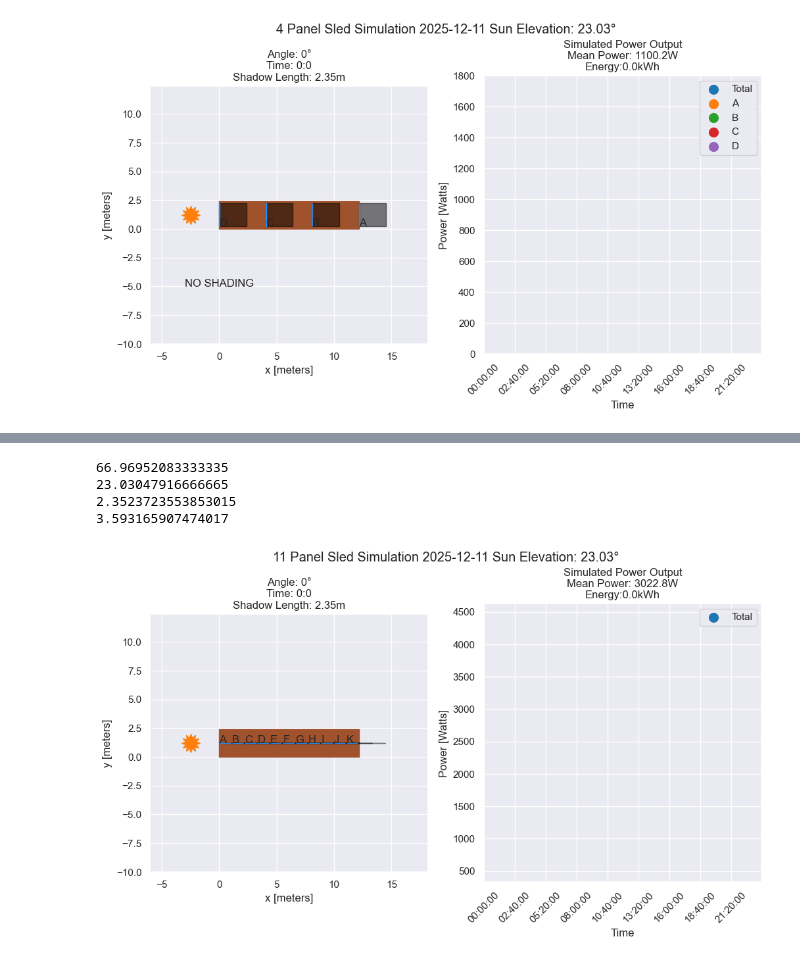
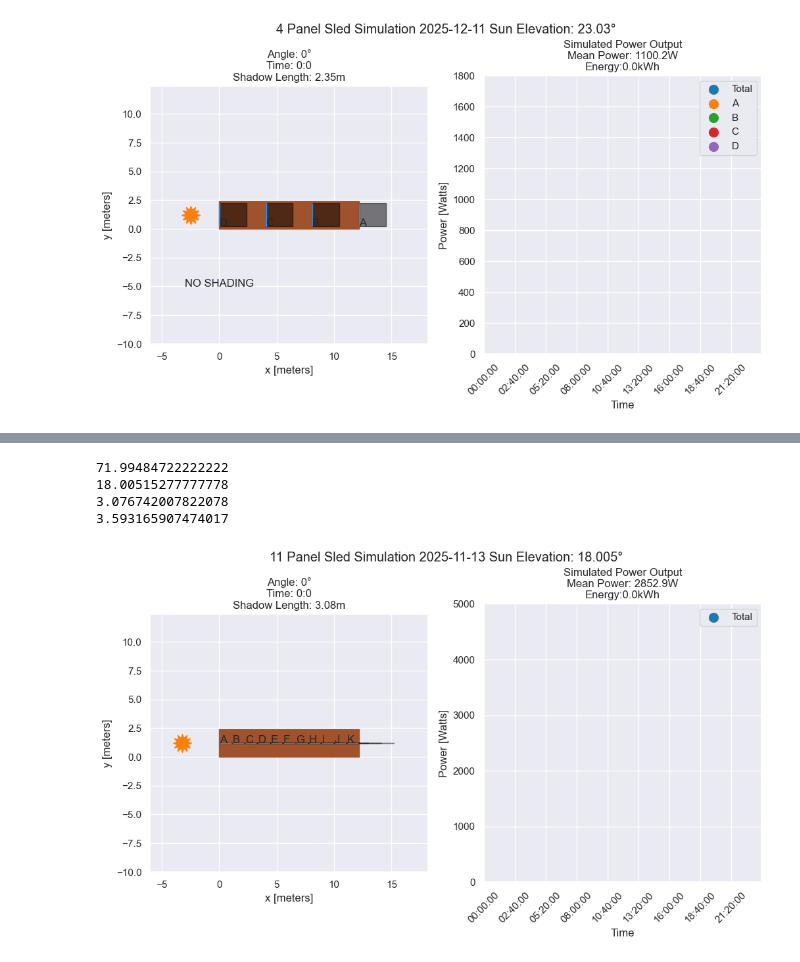
Before and after one commit to Manish-Khanalv1/South-Pole-Data, a Jupyter notebook: Analysis/Model/ArrayDiagrams.ipynb, the cells around one changed output, grey strips where cells are left out. Cells and saved outputs as stored; diff of their text form; code cells hidden in the pictures.

Commit message:
Panel array simulation updates to shadow tracking. Going to work on clouds now

```diff
--- a/Analysis/Model/ArrayDiagrams.ipynb
+++ b/Analysis/Model/ArrayDiagrams.ipynb
@@ -2165,7 +2170,7 @@ ani.save(f'SledArrayDesignes/LinearSledArray_{year}_{day}.gif', writer=writer)
 NO SHADING
 [figure]
 # %%
-#11 sled Carsten
+#11 panel sled in line just plot
 import matplotlib.pyplot as plt
 from matplotlib.patches import Polygon
 import numpy as np
@@ -2309,8 +2314,8 @@ def Import_NOAA_Data(year, day):
     return NZDTdir_ir,NZDTdiff_ir, NZDTup_ir, NOAA_time, NZDT_Zenith
 
 
-day = 8
-year = 26
+day = 348
+year = 25
 
 direct_irradiance, diffuse_irradiance, upwelling_irradiance, NOAA_time, solar_zenith = Import_NOAA_Data(year,day)
 
@@ -2363,6 +2368,7 @@ ax.legend(markerscale = 7)
 ax.set_box_aspect(1)
 energy = trapezoid(np.nan_to_num(total_power,nan = 0),dx=60)/(1000*60**2)
 ax.set_title(f'Simulated Power Output 11 Panel Sled\nMean Power: {np.round(mean_power,1)}W\nEnergy:{np.round(energy,1)}kWh')
+# plt.suptitle(f'11 Panel Sled Simulation {Date} Sun Elevation: {np.round(solar_elevation,3)}°')
 ax.set_xlabel('Time')
 ax.set_ylabel('Power [Watts]')
 ax.set_xticks(np.linspace(0,1440,1440)[::160],labels = NOAA_time[::160], rotation = 45)
@@ -2383,5 +2389,5 @@ ax.set_xticks(np.linspace(0,1440,1440)[::160],labels = NOAA_time[::160], rotatio
 # %%
-# 11 panel sled w/ animation
+# 11 panel sled in line w/ animation
 import matplotlib.pyplot as plt
 from matplotlib.patches import Polygon
 import numpy as np
@@ -2525,7 +2531,7 @@ def Import_NOAA_Data(year, day):
     return NZDTdir_ir,NZDTdiff_ir, NZDTup_ir, NOAA_time, NZDT_Zenith
 
 
-day = 345
+day = 317
 year = 25
 
 direct_irradiance, diffuse_irradiance, upwelling_irradiance, NOAA_time, solar_zenith = Import_NOAA_Data(year,day)
@@ -2584,17 +2590,17 @@ fig, ax = plt.subplots(1,2,figsize = (12,6))
 
 sled = plt.Rectangle((0, 0), width = sled_width, height = sled_height, facecolor = 'sienna', edgecolor = 'sienna')
 
-A_pos = (0,sled_height/2-visual_panel_thickness/2)
-B_pos = (sled_width/11,sled_height/2-visual_panel_thickness/2)
-C_pos = (2*sled_width/11,sled_height/2-visual_panel_thickness/2)
-D_pos = (3*sled_width/11,sled_height/2-visual_panel_thickness/2)
-E_pos = (4*sled_width/11,sled_height/2-visual_panel_thickness/2)
-F_pos = (5*sled_width/11,sled_height/2-visual_panel_thickness/2)
-G_pos = (6*sled_width/11,sled_height/2-visual_panel_thickness/2)
-H_pos = (7*sled_width/11,sled_height/2-visual_panel_thickness/2)
-I_pos = (8*sled_width/11,sled_height/2-visual_panel_thickness/2)
-J_pos = (9*sled_width/11,sled_height/2-visual_panel_thickness/2)
-K_pos = (10*sled_width/11,sled_height/2-visual_panel_thickness/2)
+A_pos = ((sled_width-panel_length*11)/22+0,sled_height/2-visual_panel_thickness/2)
+B_pos = ((sled_width-panel_length*11)/22+sled_width/11,sled_height/2-visual_panel_thickness/2)
+C_pos = ((sled_width-panel_length*11)/22+2*sled_width/11,sled_height/2-visual_panel_thickness/2)
+D_pos = ((sled_width-panel_length*11)/22+3*sled_width/11,sled_height/2-visual_panel_thickness/2)
+E_pos = ((sled_width-panel_length*11)/22+4*sled_width/11,sled_height/2-visual_panel_thickness/2)
+F_pos = ((sled_width-panel_length*11)/22+5*sled_width/11,sled_height/2-visual_panel_thickness/2)
+G_pos = ((sled_width-panel_length*11)/22+6*sled_width/11,sled_height/2-visual_panel_thickness/2)
+H_pos = ((sled_width-panel_length*11)/22+7*sled_width/11,sled_height/2-visual_panel_thickness/2)
+I_pos = ((sled_width-panel_length*11)/22+8*sled_width/11,sled_height/2-visual_panel_thickness/2)
+J_pos = ((sled_width-panel_length*11)/22+9*sled_width/11,sled_height/2-visual_panel_thickness/2)
+K_pos = ((sled_width-panel_length*11)/22+10*sled_width/11,sled_height/2-visual_panel_thickness/2)
 
 
 
@@ -2602,8 +2608,9 @@ K_pos = (10*sled_width/11,sled_height/2-visual_panel_thickness/2)
 def animate(i):
 
     ax[1].cla()
+    sns.set_theme(style="darkgrid")
     ax[1].set_xlim(0, 1440)
-    # ax[1].set_ylim(0, 1800)
+    ax[1].set_ylim(0, 5000)
     ax[1].scatter(np.linspace(0,1440,1440)[0:int(i*1440/360)], total_power[0:int(i*1440/360)], s = 2, color = 'tab:blue', label = 'Total')
     # ax[1].scatter(np.linspace(0,1440,1440)[0:int(i*1440/360)], sim_A[0:int(i*1440/360)], s = 2, color = 'tab:orange', label = 'A')
     # ax[1].scatter(np.linspace(0,1440,1440)[0:int(i*1440/360)], sim_B[0:int(i*1440/360)], s = 2, color = 'tab:green', label = 'B')
@@ -2751,34 +2758,34 @@ def animate(i):
     Date = serial_date_to_string(year, day)
     plt.suptitle(f'11 Panel Sled Simulation {Date} Sun Elevation: {np.round(solar_elevation,3)}°')
     # ax = plt.gca()
 
 
     # return shadow_A, shadow_B, shadow_C, shadow_D
     # ax.add_patch(shadow_A_2)
     # ax.add_patch(shadow_B_1)
     # ax.add_patch(shadow_B_2)
     # ax.add_patch(shadow_C_1)
     # ax.add_patch(shadow_C_2)
     # ax.add_patch(shadow_D_1)
     # ax.add_patch(shadow_D_2)
 
 
 
 
 
 # ax.text(-1,-1, f'{sled_width}m', size=20)
 
 # plt.axis('scaled')
 # plt.show()
 ani = animation.FuncAnimation(
     fig, animate, interval=1, blit=False, frames = 360)
 writer = animation.PillowWriter(fps=15,
                                 metadata=dict(artist='Me'),
                                 bitrate=1800)
 ani.save(f'SledArrayDesignes/ElevenLinearSledArray_{year}_{day}.gif', writer=writer)
 # %% [output]
-66.96952083333335
-23.03047916666665
-2.3523723553853015
+71.99484722222222
+18.00515277777778
+3.076742007822078
 3.593165907474017
-[figure, old version]
+[figure, new version]
```
Also changed, not shown: parts of 10 cells of this notebook, 8 other files.
